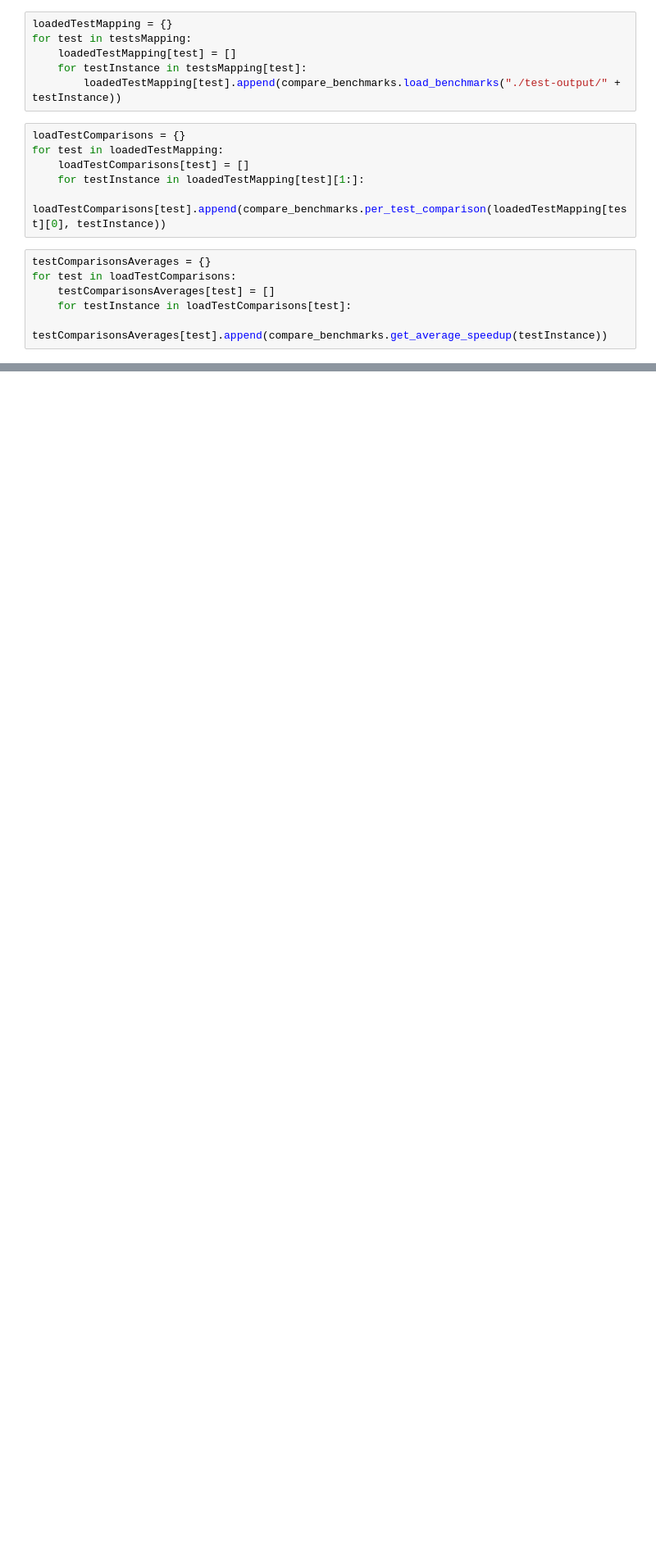
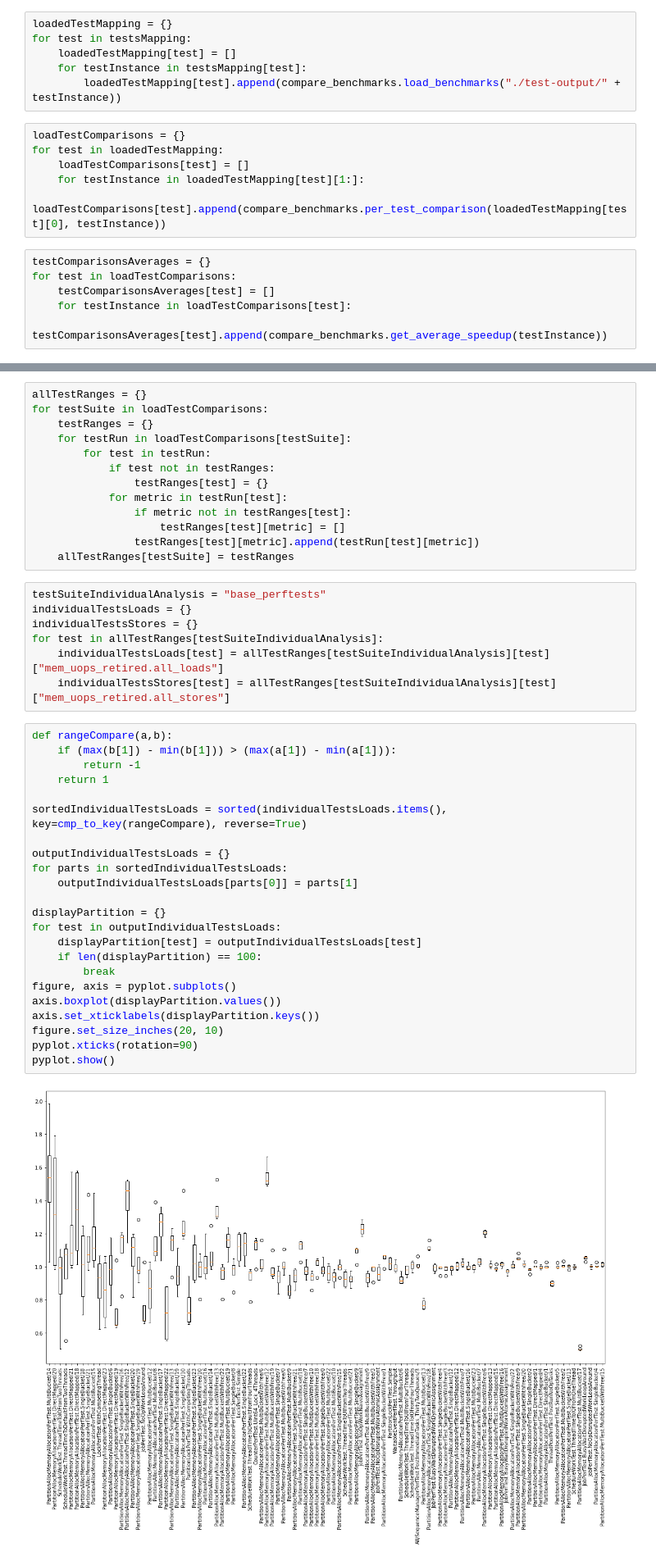
Before and after one commit to boomanaiden154/gsoc2022-notes, a Jupyter notebook: july/3/analysis1.ipynb, the cells around one changed output, grey strips where cells are left out. Shown: that part at 82% size. Saved outputs shown, nothing was run; the diff lists cells and outputs as text; blank space fills up the shorter version.

Commit message:
Did more analysis work

```diff
--- a/july/3/analysis1.ipynb
+++ b/july/3/analysis1.ipynb
@@ -61,0 +74,45 @@ dict_keys(['mem_uops_retired.all_loads', 'mem_uops_retired.all_stores'])
+# %%
+allTestRanges = {}
+for testSuite in loadTestComparisons:
+    testRanges = {}
+    for testRun in loadTestComparisons[testSuite]:
+        for test in testRun:
+            if test not in testRanges:
+                testRanges[test] = {}
+            for metric in testRun[test]:
+                if metric not in testRanges[test]:
+                    testRanges[test][metric] = []
+                testRanges[test][metric].append(testRun[test][metric])
+    allTestRanges[testSuite] = testRanges
+# %%
+testSuiteIndividualAnalysis = "base_perftests"
+individualTestsLoads = {}
+individualTestsStores = {}
+for test in allTestRanges[testSuiteIndividualAnalysis]:
+    individualTestsLoads[test] = allTestRanges[testSuiteIndividualAnalysis][test]["mem_uops_retired.all_loads"]
+    individualTestsStores[test] = allTestRanges[testSuiteIndividualAnalysis][test]["mem_uops_retired.all_stores"]
+# %%
+def rangeCompare(a,b):
+    if (max(b[1]) - min(b[1])) > (max(a[1]) - min(a[1])):
+        return -1
+    return 1
+
+sortedIndividualTestsLoads = sorted(individualTestsLoads.items(), key=cmp_to_key(rangeCompare), reverse=True)
+
+outputIndividualTestsLoads = {}
+for parts in sortedIndividualTestsLoads:
+    outputIndividualTestsLoads[parts[0]] = parts[1]
+
+displayPartition = {}
+for test in outputIndividualTestsLoads:
+    displayPartition[test] = outputIndividualTestsLoads[test]
+    if len(displayPartition) == 100:
+        break
+figure, axis = pyplot.subplots()
+axis.boxplot(displayPartition.values())
+axis.set_xticklabels(displayPartition.keys())
+figure.set_size_inches(20, 10)
+pyplot.xticks(rotation=90)
+pyplot.show()
+# %% [output]
+[figure, added]
```
Also changed, not shown: parts of 8 cells of this notebook.
